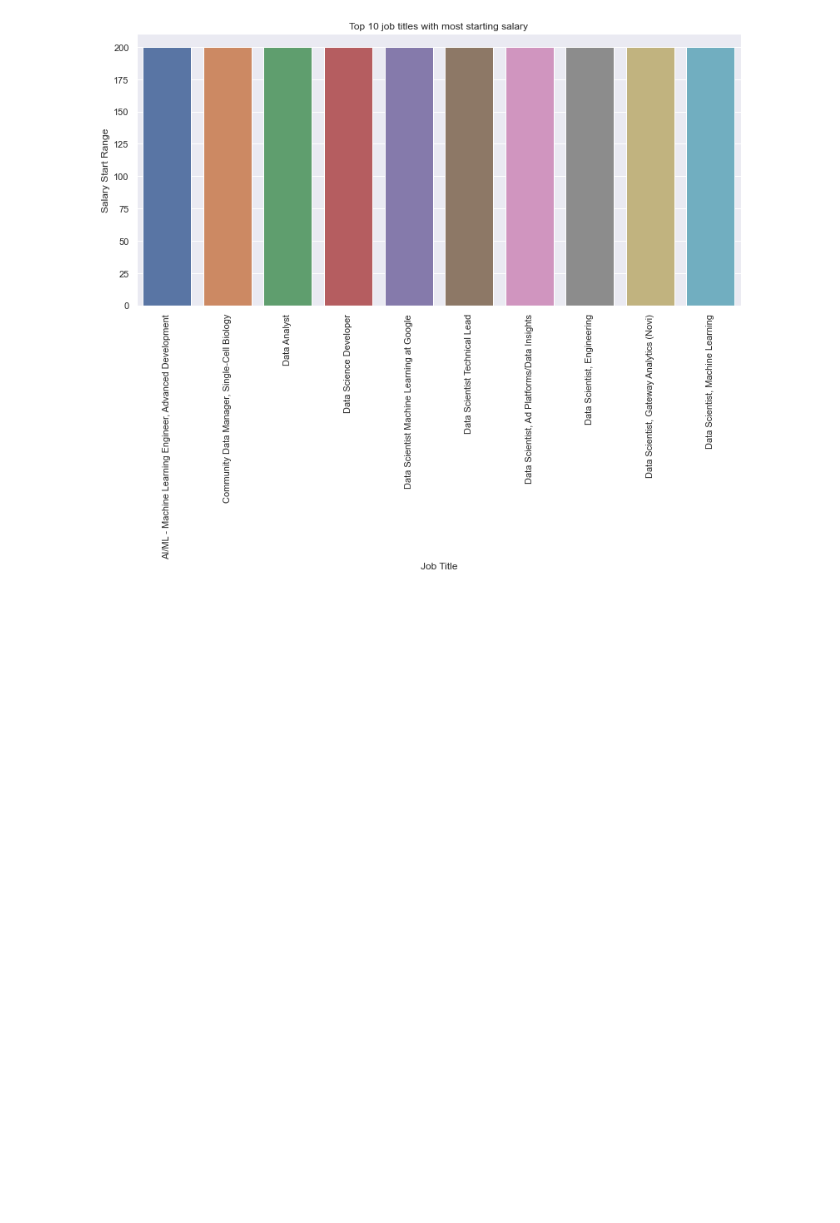
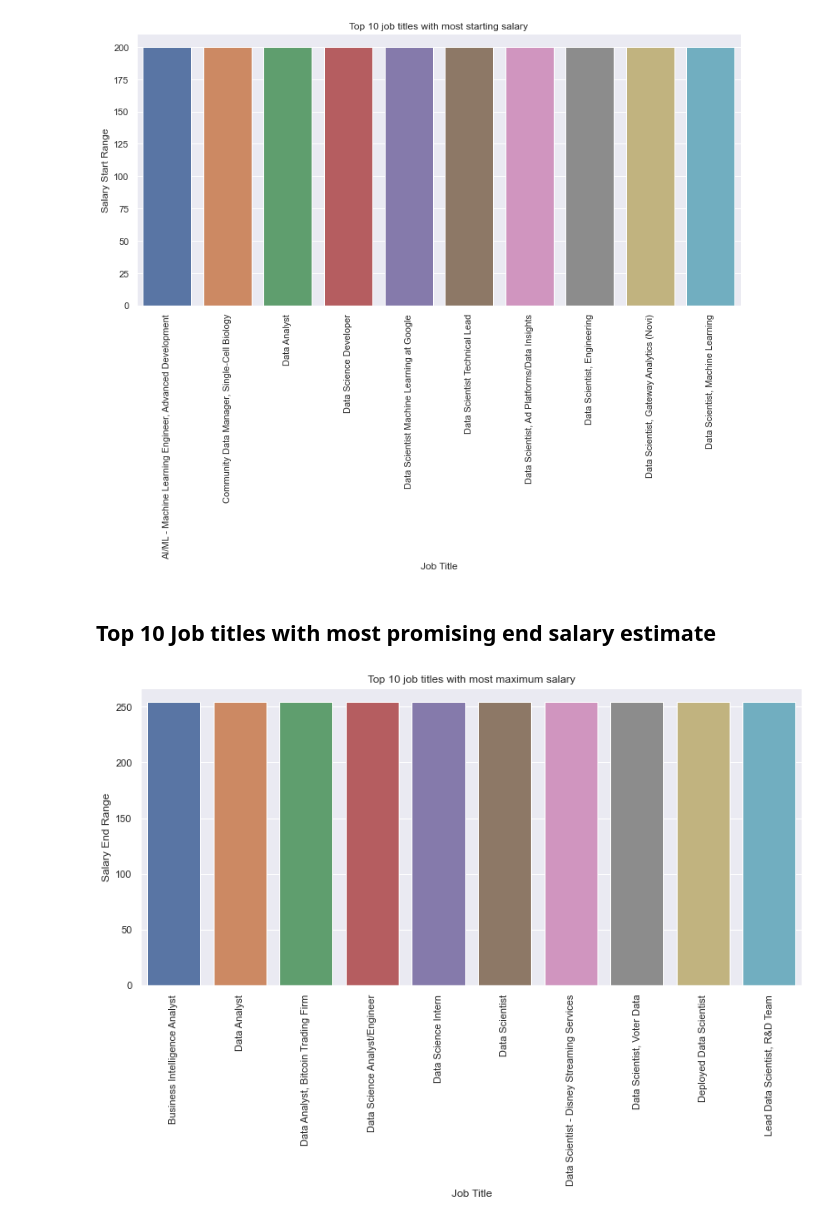
Before and after one commit to LiyanaRoslie/ds-keywords, a Jupyter notebook: eda.ipynb, the cells around one changed output. Saved outputs shown, nothing was run; the diff lists cells and outputs as text; code cells hidden in the pictures; blank space fills up the shorter version.

```diff
--- a/eda.ipynb
+++ b/eda.ipynb
@@ -241,0 +268,2 @@ See the caveats in the documentation: https://pandas.pydata.org/pandas-docs/stab
+# %%
+full_time_jobs['salary_end_range'] = full_time_jobs['salary_estimate'].str.split('K').str[1]
@@ -241,0 +276,2 @@ See the caveats in the documentation: https://pandas.pydata.org/pandas-docs/stab
+# %%
+full_time_jobs['salary_end_range'] = full_time_jobs['salary_end_range'].str.split('$').str[1]
@@ -241,0 +284,2 @@ See the caveats in the documentation: https://pandas.pydata.org/pandas-docs/stab
+# %%
+full_time_jobs['salary_end_range'] = full_time_jobs['salary_end_range'].astype(int)
@@ -249,3 +301,15 @@ plt.xticks(rotation=90)
 plt.show()
 # %% [output]
 [figure]
+# %% [markdown]
+## Top 10 Job titles with most promising end salary estimate
+# %%
+max_salary_job_titles = full_time_jobs.groupby('job_title')['salary_end_range'].agg('max').nlargest(10).reset_index()
+max_salary_job_titles.sort_values(by='salary_end_range', ascending=False, inplace=True)
+plt.figure(figsize=(13,6))
+ax = sns.barplot(x="job_title", y="salary_end_range", data=max_salary_job_titles)
+ax.set(xlabel='Job Title', ylabel='Salary End Range', title="Top 10 job titles with most maximum salary")
+plt.xticks(rotation=90)
+plt.show()
+# %% [output]
+[figure, added]
```
Also changed, not shown: parts of 36 cells of this notebook.
